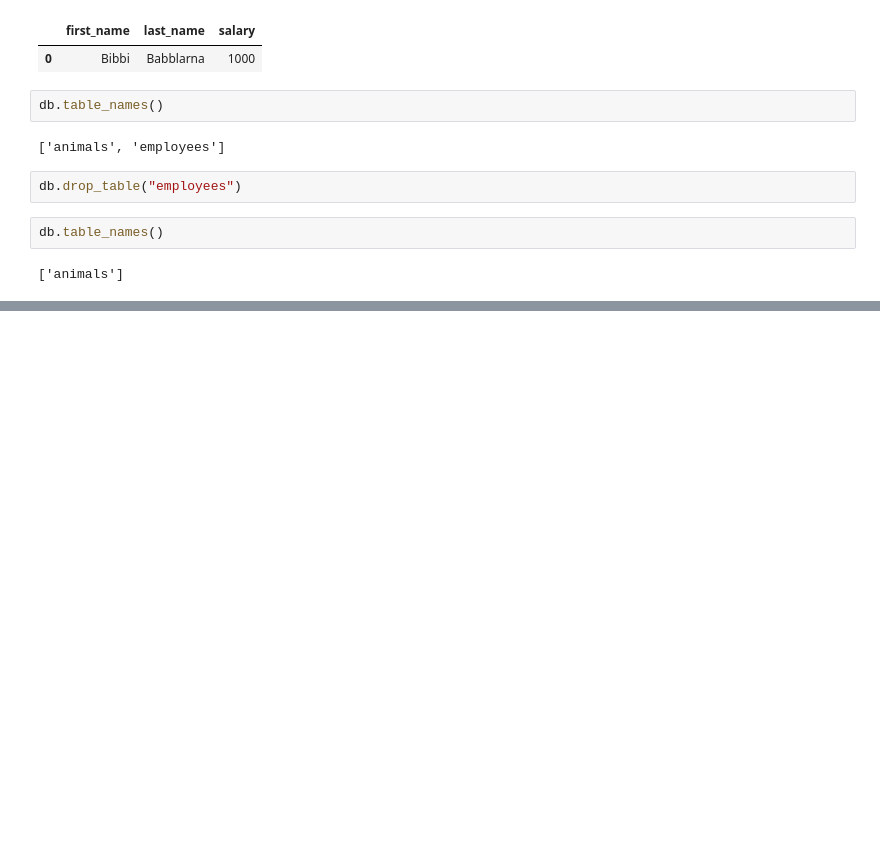
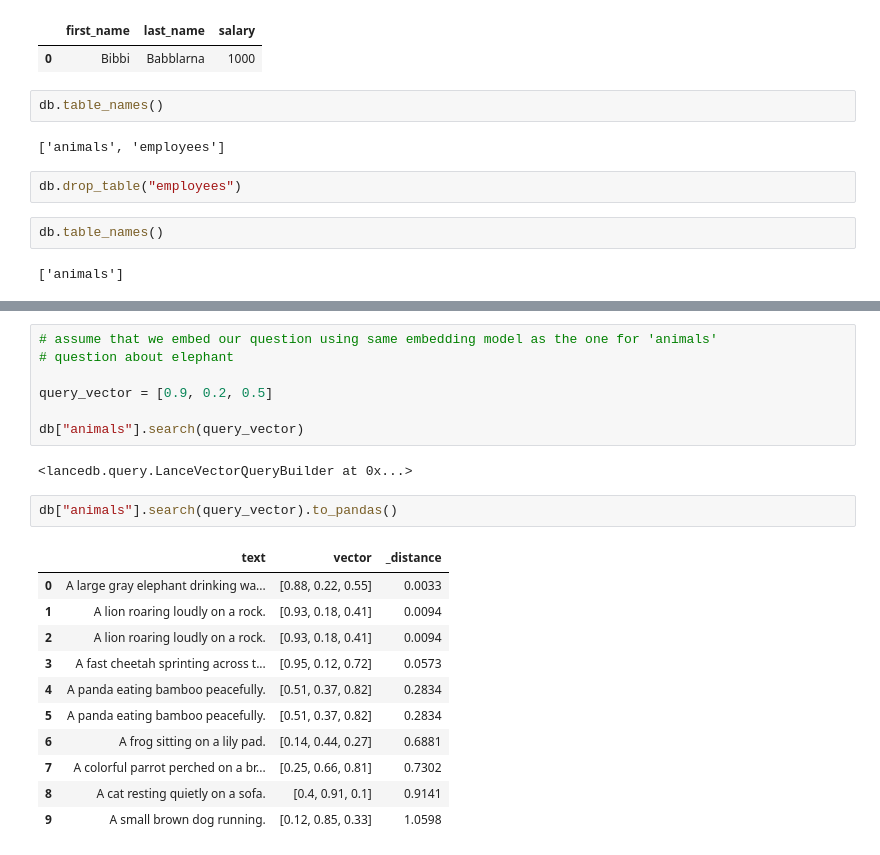
Before and after one commit to SusannaR11/AI_Engineering_OPA24_Susanna_Rokka, a Jupyter notebook: code-alongs/13.2_lancedb/lancedb_basics2.ipynb, the cells around one changed output, grey strips where cells are left out. Cells and saved outputs as stored; diff of their text form; blank space fills up the shorter version.

Commit message:
vector search

```diff
--- a/code-alongs/13.2_lancedb/lancedb_basics2.ipynb
+++ b/code-alongs/13.2_lancedb/lancedb_basics2.ipynb
@@ -129,0 +151,23 @@ db.table_names()
+# %%
+# assume that we embed our question using same embedding model as the one for 'animals'
+# question about elephant
+
+query_vector = [0.9, 0.2, 0.5]
+
+db["animals"].search(query_vector)
+# %% [output]
+<lancedb.query.LanceVectorQueryBuilder at 0x...>
+# %%
+db["animals"].search(query_vector).to_pandas()
+# %% [output]
+|  | text | vector | _distance |
+| 0 | A large gray elephant drinking wa... | [0.88, 0.22, 0.55] | 0.0033 |
+| 1 | A lion roaring loudly on a rock. | [0.93, 0.18, 0.41] | 0.0094 |
+| 2 | A lion roaring loudly on a rock. | [0.93, 0.18, 0.41] | 0.0094 |
+| 3 | A fast cheetah sprinting across t... | [0.95, 0.12, 0.72] | 0.0573 |
+| 4 | A panda eating bamboo peacefully. | [0.51, 0.37, 0.82] | 0.2834 |
+| 5 | A panda eating bamboo peacefully. | [0.51, 0.37, 0.82] | 0.2834 |
+| 6 | A frog sitting on a lily pad. | [0.14, 0.44, 0.27] | 0.6881 |
+| 7 | A colorful parrot perched on a br... | [0.25, 0.66, 0.81] | 0.7302 |
+| 8 | A cat resting quietly on a sofa. | [0.4, 0.91, 0.1] | 0.9141 |
+| 9 | A small brown dog running. | [0.12, 0.85, 0.33] | 1.0598 |
```
Also changed, not shown: parts of 15 cells of this notebook, 3 other files.
